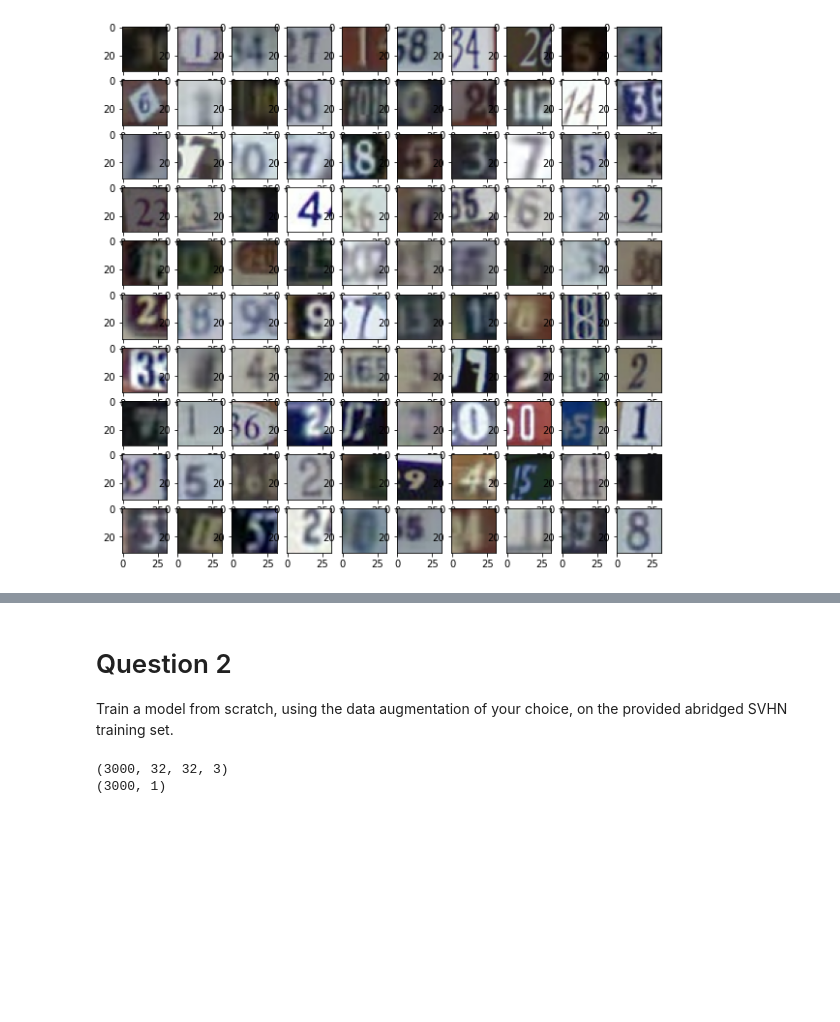
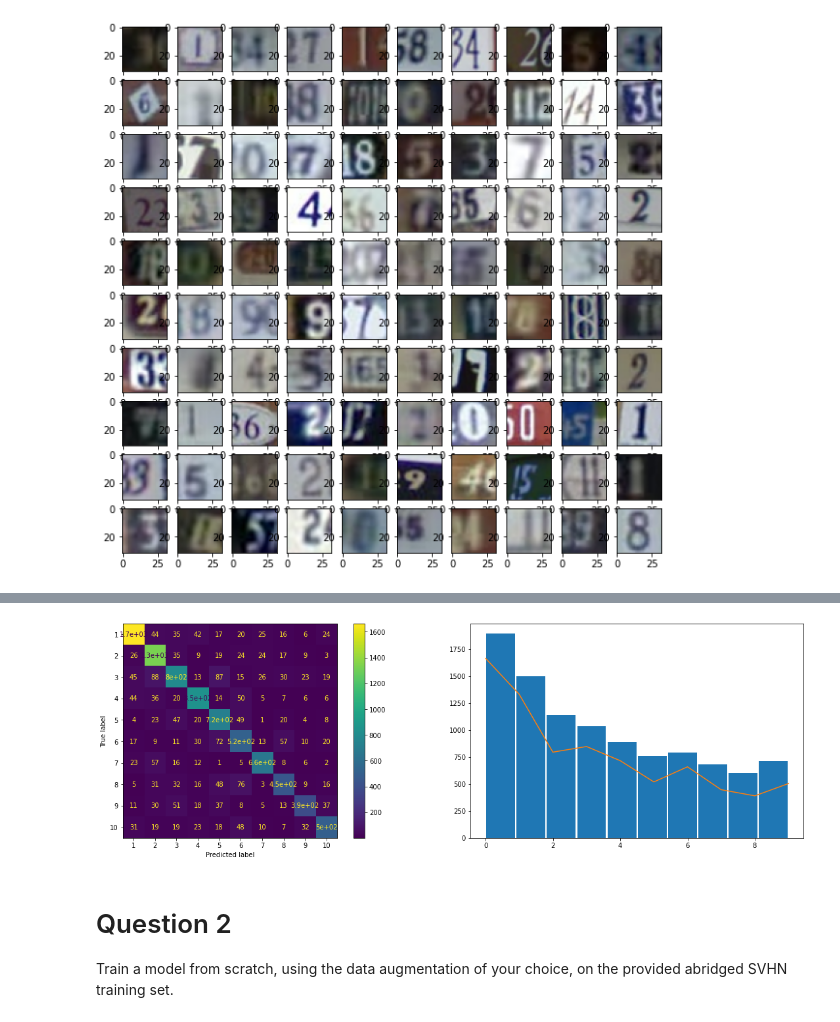
Before and after one commit to Jackhu-gc/CAB420Assignment1A, a Jupyter notebook: Ass1A_Q3_JH.ipynb, the cells around one changed output, grey strips where cells are left out. Cells and saved outputs as stored; diff of their text form; code cells hidden in the pictures; blank space fills up the shorter version.

```diff
--- a/Ass1A_Q3_JH.ipynb
+++ b/Ass1A_Q3_JH.ipynb
@@ -166,20 +189,0 @@ Epoch 00020: val_loss did not improve from 0.88577
-# %%
-def eval_model(model, x_test, y_test):
-    test_scores = model.evaluate(x_test, y_test, verbose=2)
-    print('Test loss:', test_scores[0])
-    print('Test accuracy:', test_scores[1])
-
-    pred = model.predict(x_test);
-    indexes = tf.argmax(pred, axis=1)
-
-    cm = confusion_matrix(y_test, indexes)
-    fig = plt.figure(figsize=[20, 6])
-    ax = fig.add_subplot(1, 2, 1)
-    c = ConfusionMatrixDisplay(cm, display_labels=range(10))
-    c.plot(ax = ax)
-
-    ax = fig.add_subplot(1, 2, 2)
-    ax.hist(y_test, bins=len(numpy.diagonal(cm)), rwidth=0.95)
-    ax.plot(numpy.diagonal(cm))
-
-eval_model(model_cnn, test, test_y)
@@ -190,0 +228,3 @@ Test accuracy: 0.7353
+# %%
+eval_model(model_3stage_cnn, test, test_y)
+# %% [output]
@@ -191,3 +234,4 @@ Test accuracy: 0.7353
+[figure, added]
 # %% [markdown]
 # Question 2
 Train a model from scratch, using the data augmentation of your choice, on the provided abridged SVHN training set.
@@ -209,21 +253,18 @@ datagen = ImageDataGenerator(
                             # we'll set this to a constant value of 0
                             fill_mode='constant', cval=0)
 # %%
-batch = datagen.flow(train, train_y, batch_size=1000)
+# batch = datagen.flow(train, train_y, batch_size=1000)
 
-new_train = numpy.append(batch[0][0],train, axis = 0)
-new_train_y = numpy.append(batch[0][1],train_y, axis = 0)
-batch2 = datagen.flow(train, train_y, batch_size=1000)
-new_train = numpy.append(batch2[0][0],new_train, axis = 0)
-new_train_y = numpy.append(batch2[0][1],new_train_y, axis = 0)
-print(new_train.shape)
-print(new_train_y.shape)
+# new_train = numpy.append(batch[0][0],train, axis = 0)
+# new_train_y = numpy.append(batch[0][1],train_y, axis = 0)
+# batch2 = datagen.flow(train, train_y, batch_size=1000)
+# new_train = numpy.append(batch2[0][0],new_train, axis = 0)
+# new_train_y = numpy.append(batch2[0][1],new_train_y, axis = 0)
+# print(new_train.shape)
+# print(new_train_y.shape)
 
 # fig = plt.figure(figsize=[10, 10])
 # for i in range(100):
 #     ax = fig.add_subplot(10, 10, i + 1)
 #     ax.imshow((batch[0][0][i,:,:,:]).astype('uint8'))
-# %% [output]
-(3000, 32, 32, 3)
-(3000, 1)
 # %%
```
Also changed, not shown: parts of 18 cells of this notebook.
